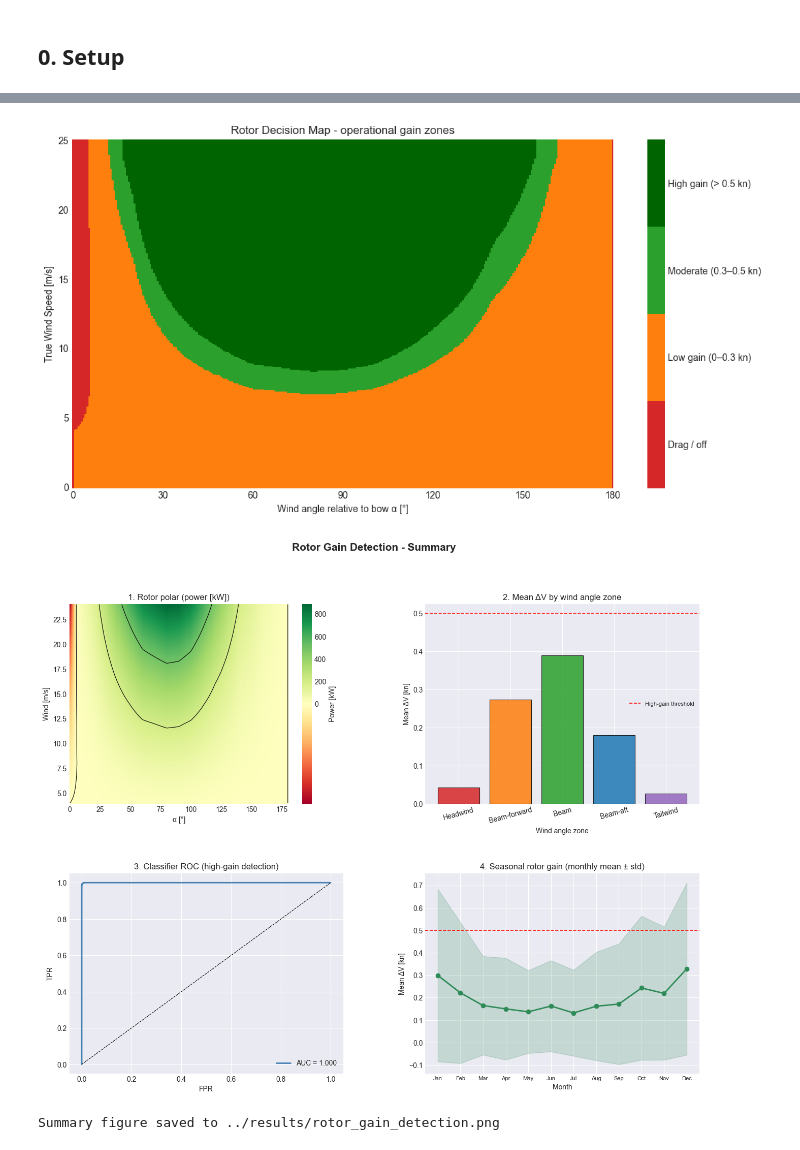
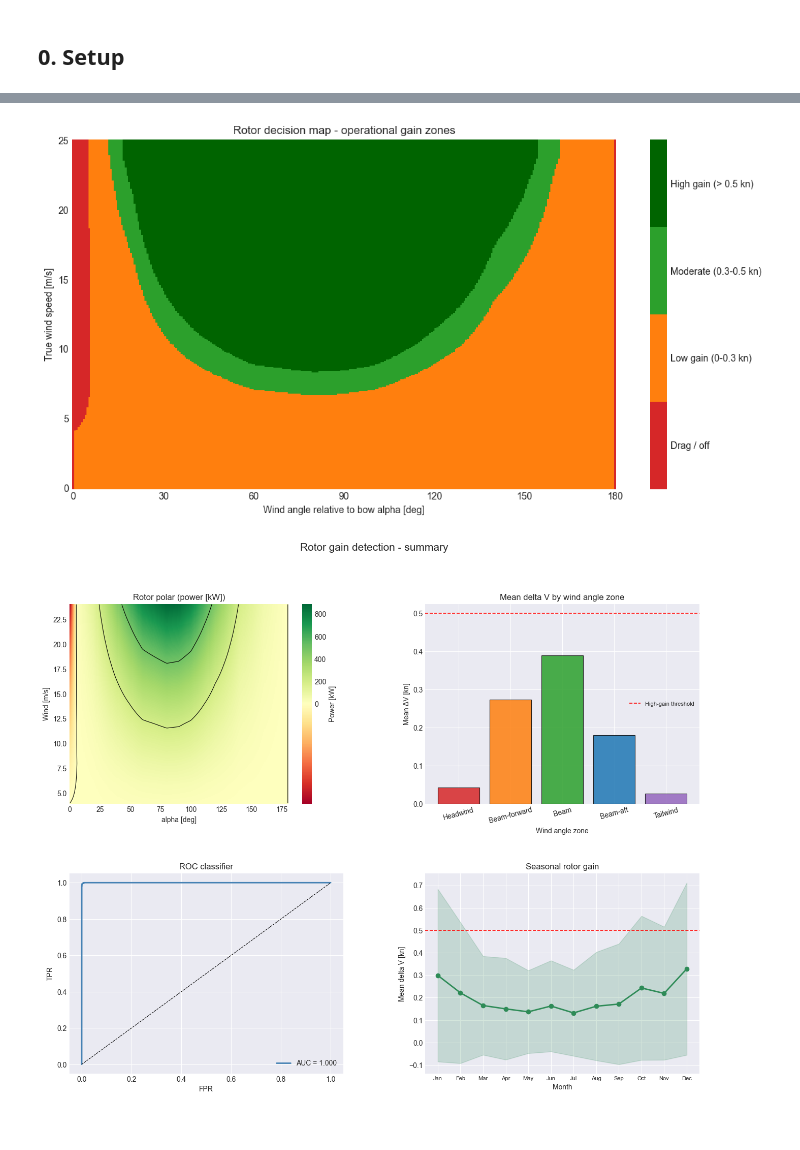
Before and after one commit to grioool/maritime-performance-analytics, a Jupyter notebook: extensions/04_rotor_gain_detection.ipynb, the cells around one changed output, grey strips where cells are left out. Saved outputs shown, nothing was run; the diff lists cells and outputs as text; code cells hidden in the pictures.

```diff
--- a/extensions/04_rotor_gain_detection.ipynb
+++ b/extensions/04_rotor_gain_detection.ipynb
@@ -226,19 +208,18 @@ Tailwind           18,264          5.1          0.026         0.0%
 # %%
-# ── 2b. Continuous polar gain plot ────────────────────────────────────────────
+# continuous polar gain plot
 bins_5 = np.arange(0, 181, 5)
-df['alpha_bin5'] = pd.cut(df['alpha_abs_deg'], bins=bins_5,
-                          labels=bins_5[:-1] + 2.5, include_lowest=True)
+df['alpha_bin5'] = pd.cut(df['alpha_abs_deg'], bins=bins_5, labels=bins_5[:-1] + 2.5, include_lowest=True)
 polar_mean = df.groupby('alpha_bin5')['delta_sog_kn'].mean()
 angles_deg = polar_mean.index.astype(float)
 
-# Mirror to full 360°
+# mirroring to full 360 degs
 full_angles_deg = np.concatenate([angles_deg, 360 - angles_deg[::-1]])
-full_r          = np.concatenate([polar_mean.values, polar_mean.values[::-1]])
+full_r = np.concatenate([polar_mean.values, polar_mean.values[::-1]])
 
 fig = plt.figure(figsize=(7, 7))
 ax_pol = fig.add_subplot(111, projection='polar')
 
-norm_r  = (full_r - full_r.min()) / (full_r.max() - full_r.min() + 1e-9)
+norm_r = (full_r - full_r.min()) / (full_r.max() - full_r.min() + 1e-9)
 colors_grad = plt.cm.RdYlGn(norm_r)
 
 for i in range(len(full_angles_deg) - 1):
@@ -248,13 +229,13 @@ for i in range(len(full_angles_deg) - 1):
 
 ax_pol.set_theta_zero_location('N')
 ax_pol.set_theta_direction(-1)
-ax_pol.set_title('Mean rotor ΔV [kn] by wind angle\n(5° bins, mirrored)', pad=20)
+ax_pol.set_title('Mean rotor delta V [kn] by wind angle\n(5 deg bins, mirrored)', pad=20)
 ax_pol.set_rlabel_position(45)
 
 sm = plt.cm.ScalarMappable(cmap='RdYlGn',
      norm=mcolors.Normalize(vmin=full_r.min(), vmax=full_r.max()))
 sm.set_array([])
-plt.colorbar(sm, ax=ax_pol, label='Mean ΔV [kn]', shrink=0.6)
+plt.colorbar(sm, ax=ax_pol, label='Mean delta V [kn]', shrink=0.6)
 
 plt.tight_layout()
 plt.savefig(RESULTS_PATH + 'rotor_polar_gain.png', dpi=150, bbox_inches='tight')
@@ -745,17 +694,17 @@ OPERATIONAL RECOMMENDATIONS - ROTOR GAIN DETECTION
 # %%
-# ── Decision map ──────────────────────────────────────────────────────────────
+# decision map
 ws_range = np.linspace(0, 25, 300)
 al_range = np.linspace(0, 180, 300)
-AL, WS   = np.meshgrid(al_range, ws_range)
+AL, WS = np.meshgrid(al_range, ws_range)
 
-P_map   = rotor_power_kw(WS.ravel(), AL.ravel()).reshape(WS.shape)
-DV_map  = np.where(P_map > 0, P_map / KW_PER_KN, 0.0)
+P_map = rotor_power_kw(WS.ravel(), AL.ravel()).reshape(WS.shape)
+DV_map = np.where(P_map > 0, P_map / KW_PER_KN, 0.0)
 
-# Decision zones: 0=drag/off, 1=low, 2=moderate, 3=high
+# decision zones: 0 - drag/off, 1 - low, 2 - moderate, 3 - high
 zone_map = np.zeros_like(DV_map, dtype=int)
-zone_map[DV_map > 0]   = 1   # some gain
-zone_map[DV_map > 0.3] = 2   # moderate
-zone_map[DV_map > 0.5] = 3   # high gain
+zone_map[DV_map > 0] = 1 # some gain
+zone_map[DV_map > 0.3] = 2 # moderate
+zone_map[DV_map > 0.5] = 3 # high gain
 
 cmap_dec = mcolors.ListedColormap(['#d62728', '#ff7f0e', '#2ca02c', '#006400'])
 norm_dec = mcolors.BoundaryNorm([-0.5, 0.5, 1.5, 2.5, 3.5], cmap_dec.N)
@@ -763,23 +712,22 @@ norm_dec = mcolors.BoundaryNorm([-0.5, 0.5, 1.5, 2.5, 3.5], cmap_dec.N)
 fig, ax = plt.subplots(figsize=(11, 6))
 im = ax.pcolormesh(AL, WS, zone_map, cmap=cmap_dec, norm=norm_dec, shading='auto')
 cbar = plt.colorbar(im, ax=ax, ticks=[0, 1, 2, 3])
-cbar.set_ticklabels(['Drag / off', 'Low gain (0–0.3 kn)', 'Moderate (0.3–0.5 kn)', 'High gain (> 0.5 kn)'])
-ax.set_xlabel('Wind angle relative to bow α [°]')
-ax.set_ylabel('True Wind Speed [m/s]')
-ax.set_title('Rotor Decision Map - operational gain zones')
+cbar.set_ticklabels(['Drag / off', 'Low gain (0-0.3 kn)', 'Moderate (0.3-0.5 kn)', 'High gain (> 0.5 kn)'])
+ax.set_xlabel('Wind angle relative to bow alpha [deg]')
+ax.set_ylabel('True wind speed [m/s]')
+ax.set_title('Rotor decision map - operational gain zones')
 ax.set_xticks([0, 30, 60, 90, 120, 150, 180])
 
 plt.tight_layout()
 plt.savefig(RESULTS_PATH + 'rotor_decision_map.png', dpi=150, bbox_inches='tight')
 plt.show()
 # %% [output]
-[figure, old version]
+[figure, new version]
 # %%
-# ── Final 4-panel summary figure ──────────────────────────────────────────────
 fig = plt.figure(figsize=(16, 12))
 gs  = fig.add_gridspec(2, 2, hspace=0.35, wspace=0.3)
 
-# Panel 1: Rotor polar heatmap
+# graph 1: rotor polar heatmap
 ax1 = fig.add_subplot(gs[0, 0])
 ws_g = np.linspace(4, 24, 200)
 wa_g = np.linspace(0, 180, 200)
@@ -789,46 +737,44 @@ norm_p = mcolors.TwoSlopeNorm(vmin=-50, vcenter=0, vmax=890)
 im1 = ax1.pcolormesh(W_A, W_S, P_G, cmap='RdYlGn', norm=norm_p, shading='auto')
 plt.colorbar(im1, ax=ax1, label='Power [kW]')
 ax1.contour(W_A, W_S, P_G, levels=[0, 200, 500], colors='black', linewidths=0.8)
-ax1.set_xlabel('α [°]'); ax1.set_ylabel('Wind [m/s]')
-ax1.set_title('1. Rotor polar (power [kW])')
+ax1.set_xlabel('alpha [deg]'); ax1.set_ylabel('Wind [m/s]')
+ax1.set_title('Rotor polar (power [kW])')
 
-# Panel 2: Mean delta SOG by alpha zone
+# graph 2: mean delta SOG by alpha zone
 ax2 = fig.add_subplot(gs[0, 1])
 colors_z = ['#d62728', '#ff7f0e', '#2ca02c', '#1f77b4', '#9467bd']
 ax2.bar(ZONE_ORDER, zone_stats['mean_delta'].values, color=colors_z, edgecolor='black', linewidth=0.8, alpha=0.85)
 ax2.axhline(0.5, color='red', linestyle='--', linewidth=1.2, label='High-gain threshold')
 ax2.set_xlabel('Wind angle zone'); ax2.set_ylabel('Mean ΔV [kn]')
-ax2.set_title('2. Mean ΔV by wind angle zone')
+ax2.set_title('Mean delta V by wind angle zone')
 ax2.tick_params(axis='x', rotation=15)
 ax2.legend(fontsize=8)
 
-# Panel 3: ROC curve + confusion matrix inset
+# graph 3: ROC curve + confusion matrix inset
 ax3 = fig.add_subplot(gs[1, 0])
 ax3.plot(fpr, tpr, linewidth=2, color='steelblue', label=f'AUC = {auc:.3f}')
 ax3.plot([0, 1], [0, 1], 'k--', linewidth=0.8)
 ax3.set_xlabel('FPR'); ax3.set_ylabel('TPR')
-ax3.set_title('3. Classifier ROC (high-gain detection)')
+ax3.set_title('ROC classifier')
 ax3.legend()
 
-# Panel 4: Monthly mean ΔV
+# graph 4: monthly mean delta V
 ax4 = fig.add_subplot(gs[1, 1])
 ax4.plot(monthly['month'], monthly['mean'], marker='o', linewidth=2, color='seagreen')
 ax4.fill_between(
     monthly['month'],
     monthly['mean'] - monthly['std'],
     monthly['mean'] + monthly['std'],
     alpha=0.2, color='seagreen'
 )
 ax4.axhline(0.5, color='red', linestyle='--', linewidth=1.2)
 ax4.set_xticks(range(1, 13))
 ax4.set_xticklabels(month_names, fontsize=8)
-ax4.set_xlabel('Month'); ax4.set_ylabel('Mean ΔV [kn]')
-ax4.set_title('4. Seasonal rotor gain (monthly mean ± std)')
+ax4.set_xlabel('Month'); ax4.set_ylabel('Mean delta V [kn]')
+ax4.set_title('Seasonal rotor gain')
 
-fig.suptitle('Rotor Gain Detection - Summary', fontsize=15, fontweight='bold')
+fig.suptitle('Rotor gain detection - summary', fontsize=15)
 plt.savefig(RESULTS_PATH + 'rotor_gain_detection.png', dpi=150, bbox_inches='tight')
 plt.show()
-print("Summary figure saved to ../results/rotor_gain_detection.png")
 # %% [output]
-[figure, old version]
+[figure, new version]
-Summary figure saved to ../results/rotor_gain_detection.png
```
Also changed, not shown: parts of 21 cells of this notebook, 28 other files.
